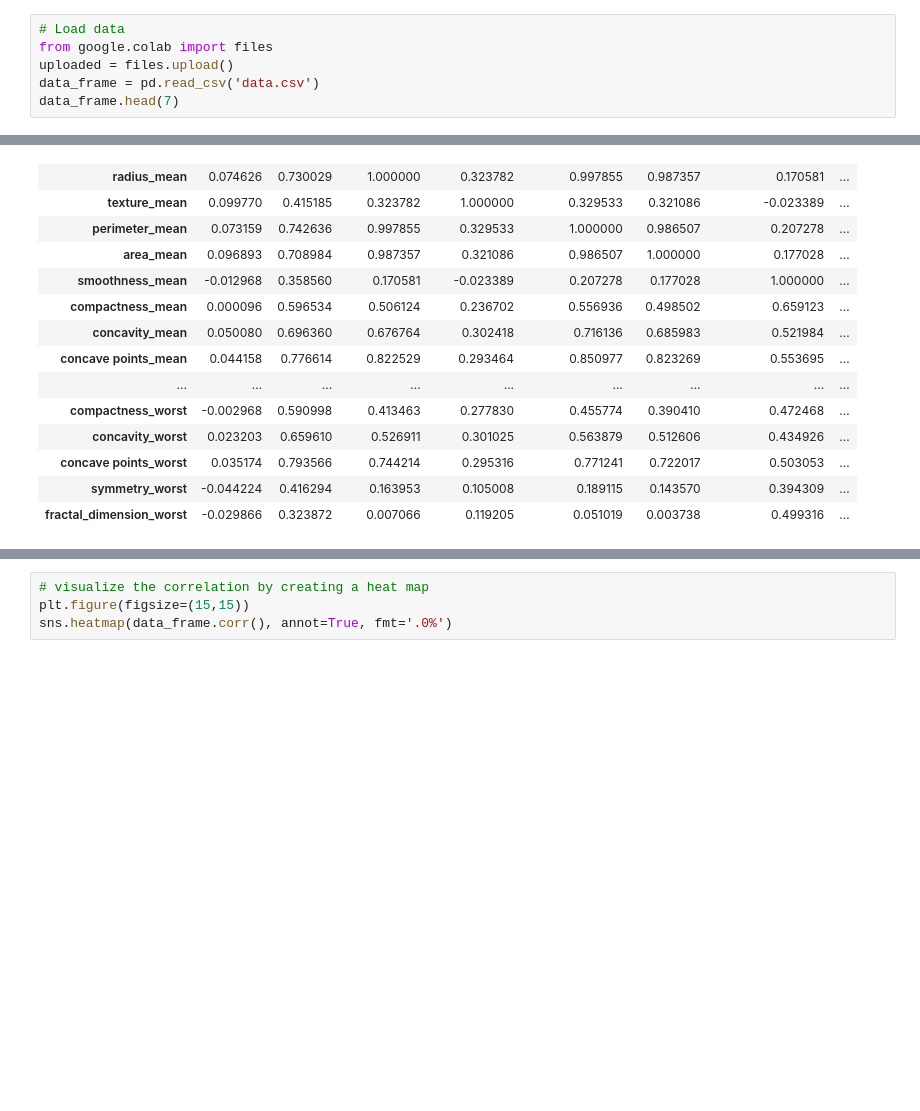
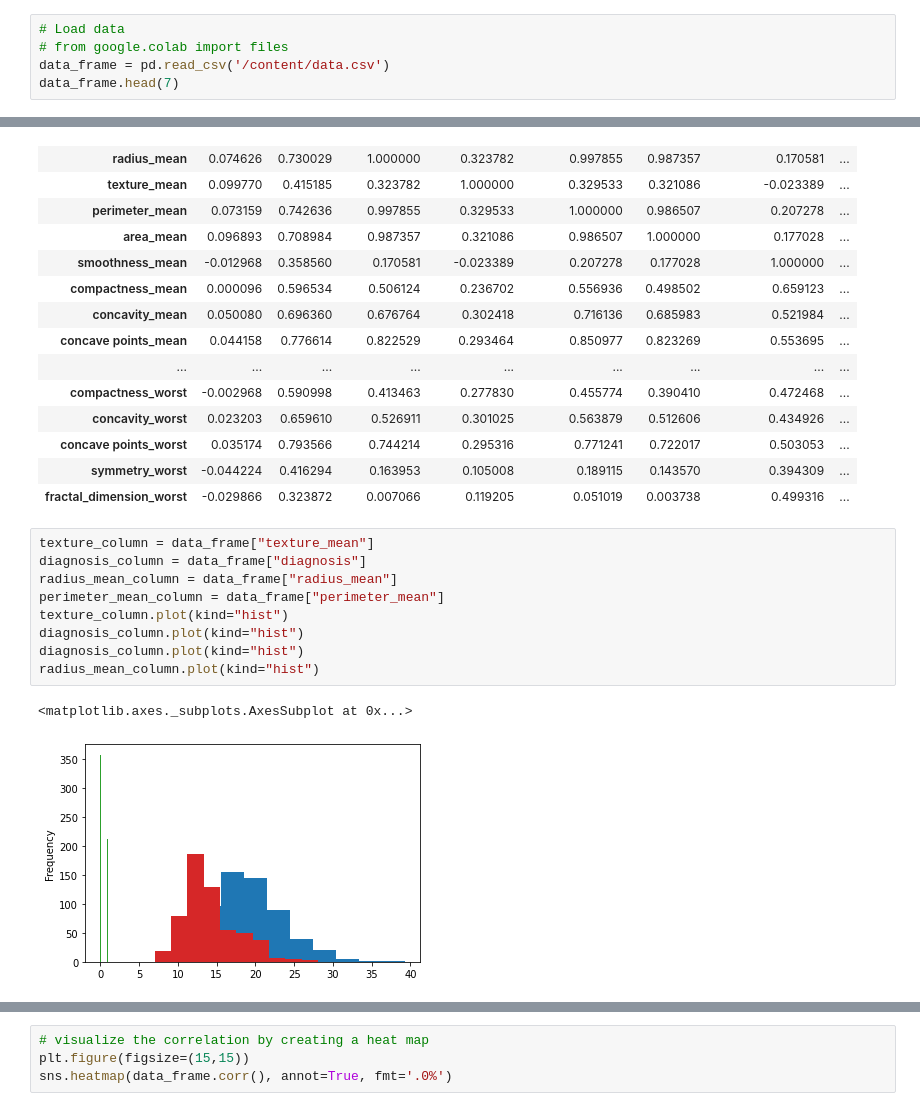
Before and after one commit to trojan782/Breast_Cancer_Prediction, a Jupyter notebook: Untitled0.ipynb, the cells around one changed output, grey strips where cells are left out. Cells and saved outputs as stored; diff of their text form; blank space fills up the shorter version.

```diff
--- a/Untitled0.ipynb
+++ b/Untitled0.ipynb
@@ -32,7 +32,6 @@ Mounted at /content/drive
 # %%
 # Load data
-from google.colab import files
-uploaded = files.upload()
-data_frame = pd.read_csv('data.csv')
+# from google.colab import files
+data_frame = pd.read_csv('/content/data.csv')
 data_frame.head(7)
 # %% [output]
@@ -117,3 +114,15 @@ data_frame.corr()
 | concave points_worst | 0.035174 | 0.793566 | 0.744214 | 0.295316 | 0.771241 | 0.722017 | 0.503053 | ... |
 | symmetry_worst | -0.044224 | 0.416294 | 0.163953 | 0.105008 | 0.189115 | 0.143570 | 0.394309 | ... |
 | fractal_dimension_worst | -0.029866 | 0.323872 | 0.007066 | 0.119205 | 0.051019 | 0.003738 | 0.499316 | ... |
+# %%
+texture_column = data_frame["texture_mean"]
+diagnosis_column = data_frame["diagnosis"]
+radius_mean_column = data_frame["radius_mean"]
+perimeter_mean_column = data_frame["perimeter_mean"]
+texture_column.plot(kind="hist")
+diagnosis_column.plot(kind="hist")
+diagnosis_column.plot(kind="hist")
+radius_mean_column.plot(kind="hist")
+# %% [output]
+<matplotlib.axes._subplots.AxesSubplot at 0x...>
+[figure, added]
```
Also changed, not shown: parts of 9 cells of this notebook.
